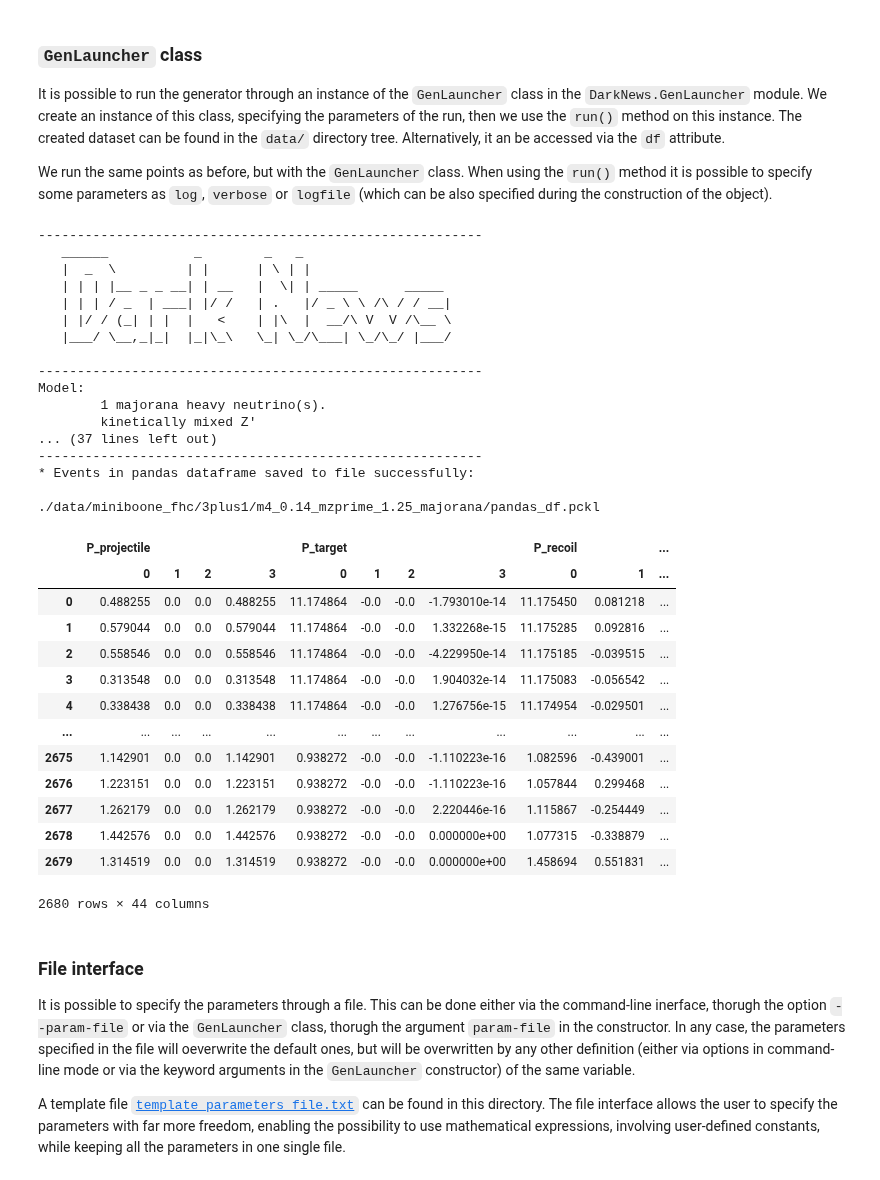
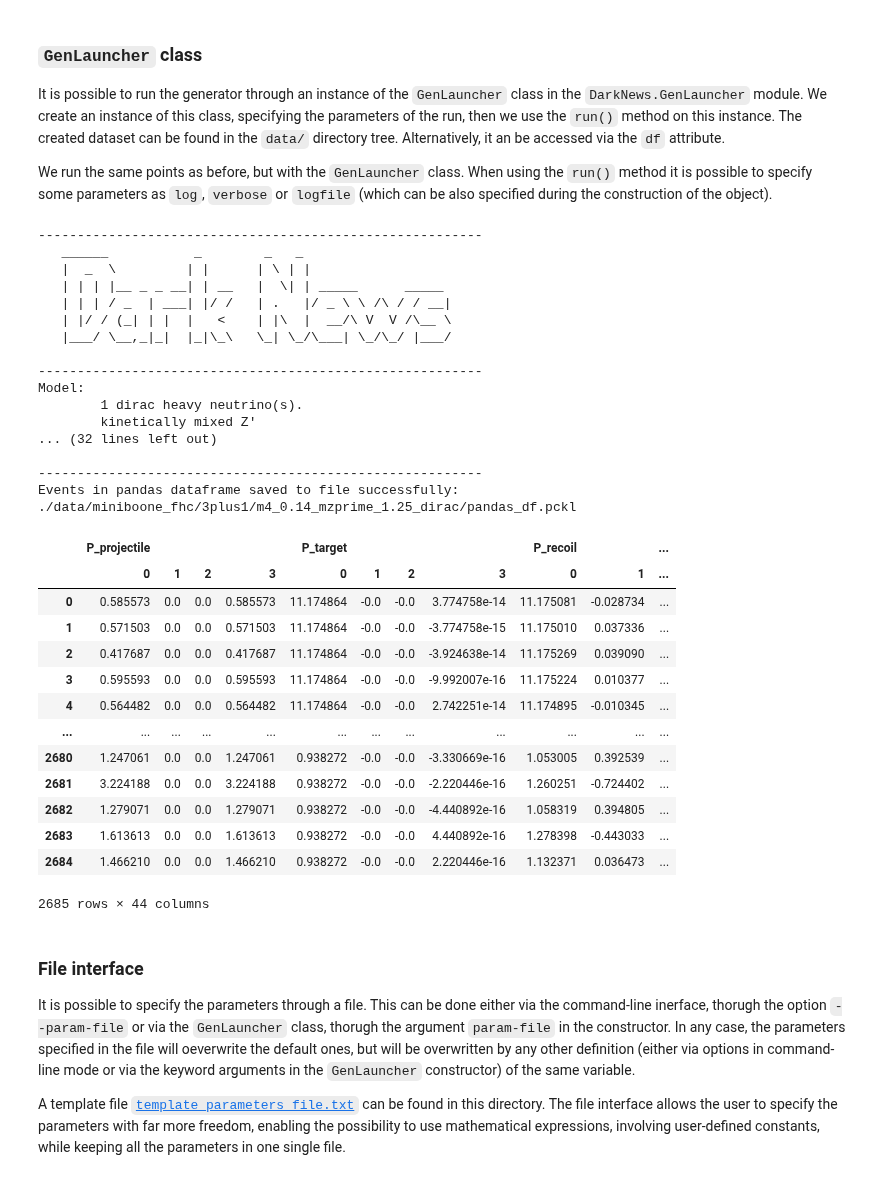
Before and after one commit to mhostert/DarkNews-generator, a Jupyter notebook: examples/Example_0__start_here.ipynb, the cells around one changed output. Saved outputs shown, nothing was run; the diff lists cells and outputs as text; code cells hidden in the pictures.

Commit message:
fixed HNLtype argument

```diff
--- a/examples/Example_0__start_here.ipynb
+++ b/examples/Example_0__start_here.ipynb
@@ -91,40 +87,40 @@ Alternatively, it an be accessed via the `df` attribute.
 We run the same points as before, but with the `GenLauncher` class. When using the `run()` method it is possible to specify some parameters as `log`, `verbose` or `logfile` (which can be also specified during the construction of the object).
 # %%
 from DarkNews.GenLauncher import GenLauncher
-gen_object = GenLauncher(mzprime=1.25, m4=0.140, neval=1000, noHF=True, D_or_M="dirac")
+gen_object = GenLauncher(mzprime=1.25, m4=0.140, neval=1000, noHF=True, HNLtype="dirac")
 gen_object.run(log="INFO")
 # %% [output]
 ---------------------------------------------------------
    ______           _        _   _
    |  _  \         | |      | \ | |
    | | | |__ _ _ __| | __   |  \| | _____      _____
    | | | / _  | ___| |/ /   | .   |/ _ \ \ /\ / / __|
    | |/ / (_| | |  |   <    | |\  |  __/\ V  V /\__ \
    |___/ \__,_|_|  |_|\_\   \_| \_/\___| \_/\_/ |___/
 
 ---------------------------------------------------------
 Model:
-        1 majorana heavy neutrino(s).
+        1 dirac heavy neutrino(s).
         kinetically mixed Z'
-... (37 lines left out)
+... (32 lines left out)
+
 ---------------------------------------------------------
-* Events in pandas dataframe saved to file successfully:
-
-./data/miniboone_fhc/3plus1/m4_0.14_mzprime_1.25_majorana/pandas_df.pckl
+Events in pandas dataframe saved to file successfully:
+./data/miniboone_fhc/3plus1/m4_0.14_mzprime_1.25_dirac/pandas_df.pckl
 |  | P_projectile |  |  |  | P_target |  |  |  | P_recoil |  | ... |
 |  | 0 | 1 | 2 | 3 | 0 | 1 | 2 | 3 | 0 | 1 | ... |
-| 0 | 0.488255 | 0.0 | 0.0 | 0.488255 | 11.174864 | -0.0 | -0.0 | -1.793010e-14 | 11.175450 | 0.081218 | ... |
-| 1 | 0.579044 | 0.0 | 0.0 | 0.579044 | 11.174864 | -0.0 | -0.0 | 1.332268e-15 | 11.175285 | 0.092816 | ... |
-| 2 | 0.558546 | 0.0 | 0.0 | 0.558546 | 11.174864 | -0.0 | -0.0 | -4.229950e-14 | 11.175185 | -0.039515 | ... |
-| 3 | 0.313548 | 0.0 | 0.0 | 0.313548 | 11.174864 | -0.0 | -0.0 | 1.904032e-14 | 11.175083 | -0.056542 | ... |
-| 4 | 0.338438 | 0.0 | 0.0 | 0.338438 | 11.174864 | -0.0 | -0.0 | 1.276756e-15 | 11.174954 | -0.029501 | ... |
+| 0 | 0.585573 | 0.0 | 0.0 | 0.585573 | 11.174864 | -0.0 | -0.0 | 3.774758e-14 | 11.175081 | -0.028734 | ... |
+| 1 | 0.571503 | 0.0 | 0.0 | 0.571503 | 11.174864 | -0.0 | -0.0 | -3.774758e-15 | 11.175010 | 0.037336 | ... |
+| 2 | 0.417687 | 0.0 | 0.0 | 0.417687 | 11.174864 | -0.0 | -0.0 | -3.924638e-14 | 11.175269 | 0.039090 | ... |
+| 3 | 0.595593 | 0.0 | 0.0 | 0.595593 | 11.174864 | -0.0 | -0.0 | -9.992007e-16 | 11.175224 | 0.010377 | ... |
+| 4 | 0.564482 | 0.0 | 0.0 | 0.564482 | 11.174864 | -0.0 | -0.0 | 2.742251e-14 | 11.174895 | -0.010345 | ... |
 | ... | ... | ... | ... | ... | ... | ... | ... | ... | ... | ... | ... |
-| 2675 | 1.142901 | 0.0 | 0.0 | 1.142901 | 0.938272 | -0.0 | -0.0 | -1.110223e-16 | 1.082596 | -0.439001 | ... |
-| 2676 | 1.223151 | 0.0 | 0.0 | 1.223151 | 0.938272 | -0.0 | -0.0 | -1.110223e-16 | 1.057844 | 0.299468 | ... |
-| 2677 | 1.262179 | 0.0 | 0.0 | 1.262179 | 0.938272 | -0.0 | -0.0 | 2.220446e-16 | 1.115867 | -0.254449 | ... |
-| 2678 | 1.442576 | 0.0 | 0.0 | 1.442576 | 0.938272 | -0.0 | -0.0 | 0.000000e+00 | 1.077315 | -0.338879 | ... |
-| 2679 | 1.314519 | 0.0 | 0.0 | 1.314519 | 0.938272 | -0.0 | -0.0 | 0.000000e+00 | 1.458694 | 0.551831 | ... |
+| 2680 | 1.247061 | 0.0 | 0.0 | 1.247061 | 0.938272 | -0.0 | -0.0 | -3.330669e-16 | 1.053005 | 0.392539 | ... |
+| 2681 | 3.224188 | 0.0 | 0.0 | 3.224188 | 0.938272 | -0.0 | -0.0 | -2.220446e-16 | 1.260251 | -0.724402 | ... |
+| 2682 | 1.279071 | 0.0 | 0.0 | 1.279071 | 0.938272 | -0.0 | -0.0 | -4.440892e-16 | 1.058319 | 0.394805 | ... |
+| 2683 | 1.613613 | 0.0 | 0.0 | 1.613613 | 0.938272 | -0.0 | -0.0 | 4.440892e-16 | 1.278398 | -0.443033 | ... |
+| 2684 | 1.466210 | 0.0 | 0.0 | 1.466210 | 0.938272 | -0.0 | -0.0 | 2.220446e-16 | 1.132371 | 0.036473 | ... |
-2680 rows × 44 columns
+2685 rows × 44 columns
 # %%
 df_d = gen_object.df
 df_d
```
Also changed, not shown: parts of 5 cells of this notebook, 20 other files.
